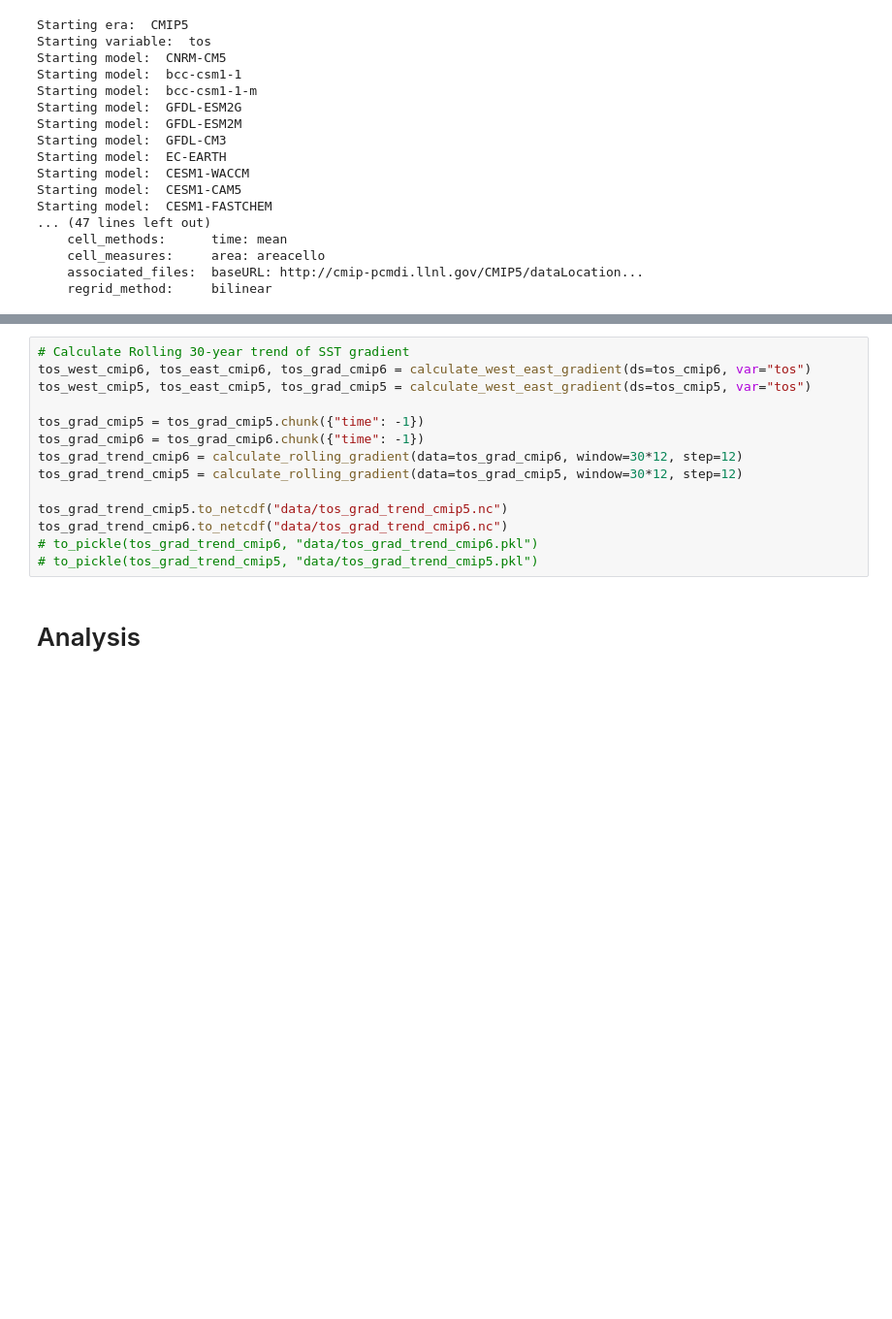
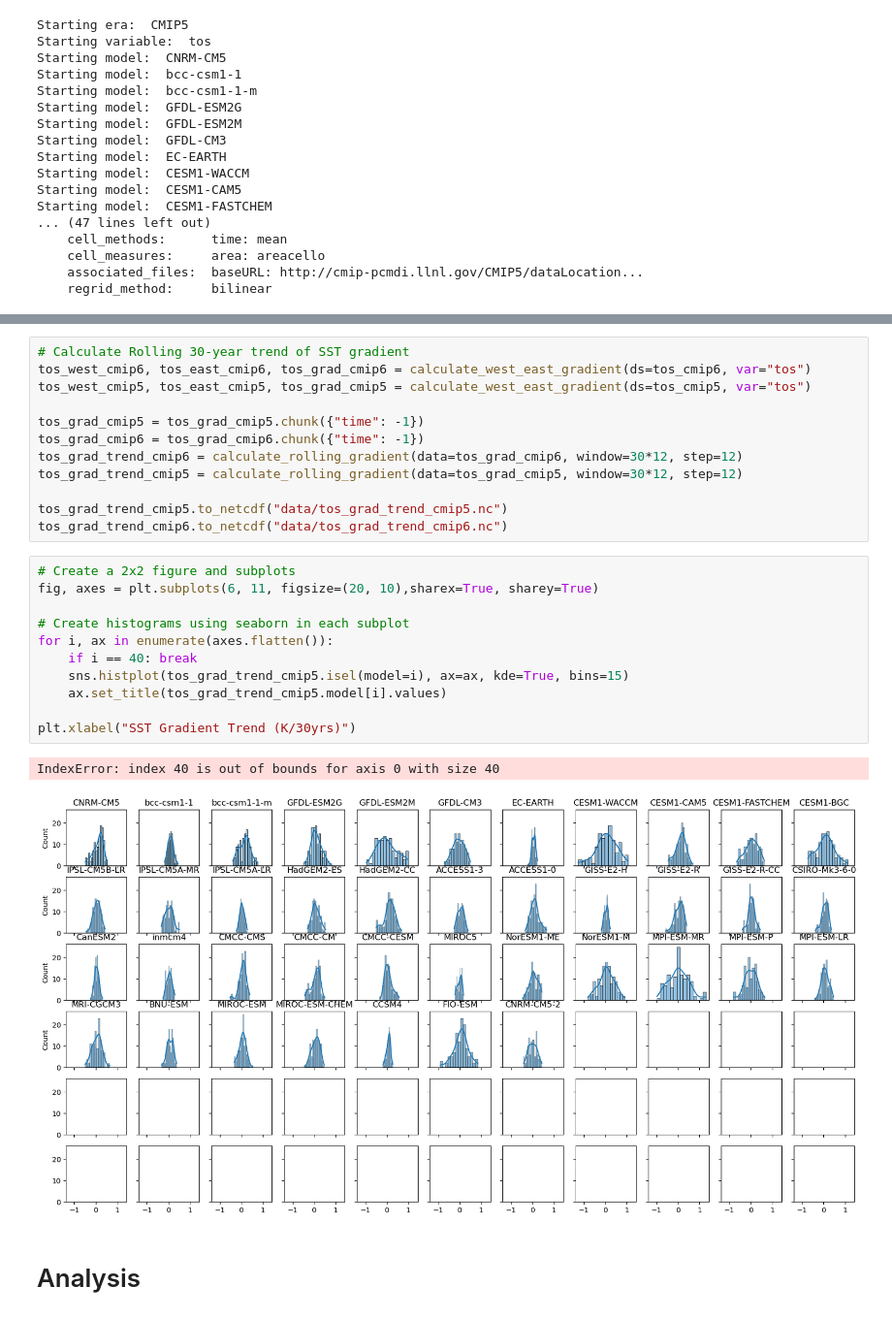
Before and after one commit to zacespinosa/tropical_pacific_clouds, a Jupyter notebook: sstcldfb.ipynb, the cells around one changed output, grey strips where cells are left out. Shown: that part at 97% size. Drawn from its saved outputs; the diff is of its cells as text; blank space fills up the shorter version.

```diff
--- a/sstcldfb.ipynb
+++ b/sstcldfb.ipynb
@@ -357,7 +512,19 @@ tos_grad_trend_cmip5 = calculate_rolling_gradient(data=tos_grad_cmip5, window=30
 
 tos_grad_trend_cmip5.to_netcdf("data/tos_grad_trend_cmip5.nc")
 tos_grad_trend_cmip6.to_netcdf("data/tos_grad_trend_cmip6.nc")
-# to_pickle(tos_grad_trend_cmip6, "data/tos_grad_trend_cmip6.pkl")
-# to_pickle(tos_grad_trend_cmip5, "data/tos_grad_trend_cmip5.pkl")
+# %%
+# Create a 2x2 figure and subplots
+fig, axes = plt.subplots(6, 11, figsize=(20, 10),sharex=True, sharey=True)
+
+# Create histograms using seaborn in each subplot
+for i, ax in enumerate(axes.flatten()):
+    if i == 40: break
+    sns.histplot(tos_grad_trend_cmip5.isel(model=i), ax=ax, kde=True, bins=15)
+    ax.set_title(tos_grad_trend_cmip5.model[i].values)
+
+plt.xlabel("SST Gradient Trend (K/30yrs)")
+# %% [output]
+IndexError: index 40 is out of bounds for axis 0 with size 40
+[figure, added]
 # %% [markdown]
 # Analysis
```
Also changed, not shown: parts of 23 cells of this notebook, 1 other file.
